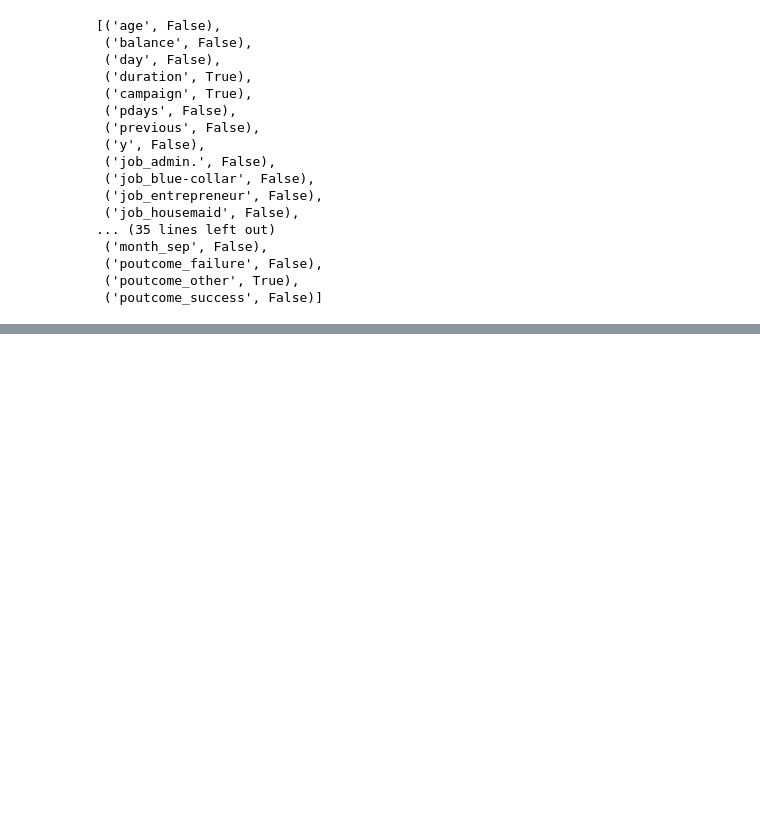
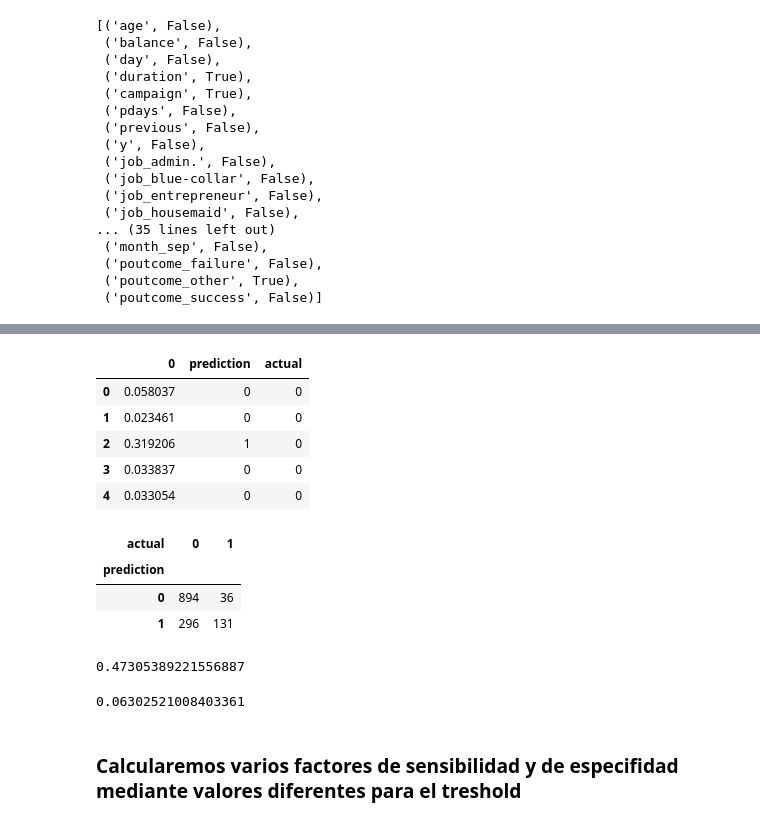
Before and after one commit to edavgaun/Inteligencia-de-negocios, a Jupyter notebook: 09_Intro_Reg_Log_2.ipynb, the cells around one changed output, grey strips where cells are left out. Drawn from its saved outputs; the diff is of its cells as text; code cells hidden in the pictures; blank space fills up the shorter version.

```diff
--- a/09_Intro_Reg_Log_2.ipynb
+++ b/09_Intro_Reg_Log_2.ipynb
@@ -504,0 +687,5 @@ z
+# %%
+X_train, X_test, Y_train, Y_test=train_test_split(X,Y, test_size=0.3, random_state=0)
+# %%
+lm=linear_model.LogisticRegression()
+lm.fit(X_train, Y_train)
@@ -504,0 +705,16 @@ z
+# %%
+probs=lm.predict_proba(X_test)
+# %%
+prob=probs[:,1]
+prob_df=pd.DataFrame(prob)
+treshold=0.1
+prob_df["prediction"]=np.where(prob_df[0]>=treshold,1,0)
+prob_df["actual"]=list(Y_test)
+prob_df.head()
+# %% [output]
+|  | 0 | prediction | actual |
+| 0 | 0.058037 | 0 | 0 |
+| 1 | 0.023461 | 0 | 0 |
+| 2 | 0.319206 | 1 | 0 |
+| 3 | 0.033837 | 0 | 0 |
+| 4 | 0.033054 | 0 | 0 |
@@ -504,0 +723,7 @@ z
+# %%
+confusion_matrix
+# %% [output]
+| actual | 0 | 1 |
+| prediction |  |  |
+| 0 | 894 | 36 |
+| 1 | 296 | 131 |
@@ -504,0 +735,12 @@ z
+# %%
+sensitivity=TP/(TP+FN)
+sensitivity
+# %% [output]
+0.47305389221556887
+# %%
+specifity=TN/(TN+FP)
+1-specifity
+# %% [output]
+0.06302521008403361
+# %% [markdown]
+### Calcularemos varios factores de sensibilidad y de especifidad mediante valores diferentes para el treshold
```
Also changed, not shown: parts of 35 cells of this notebook.
